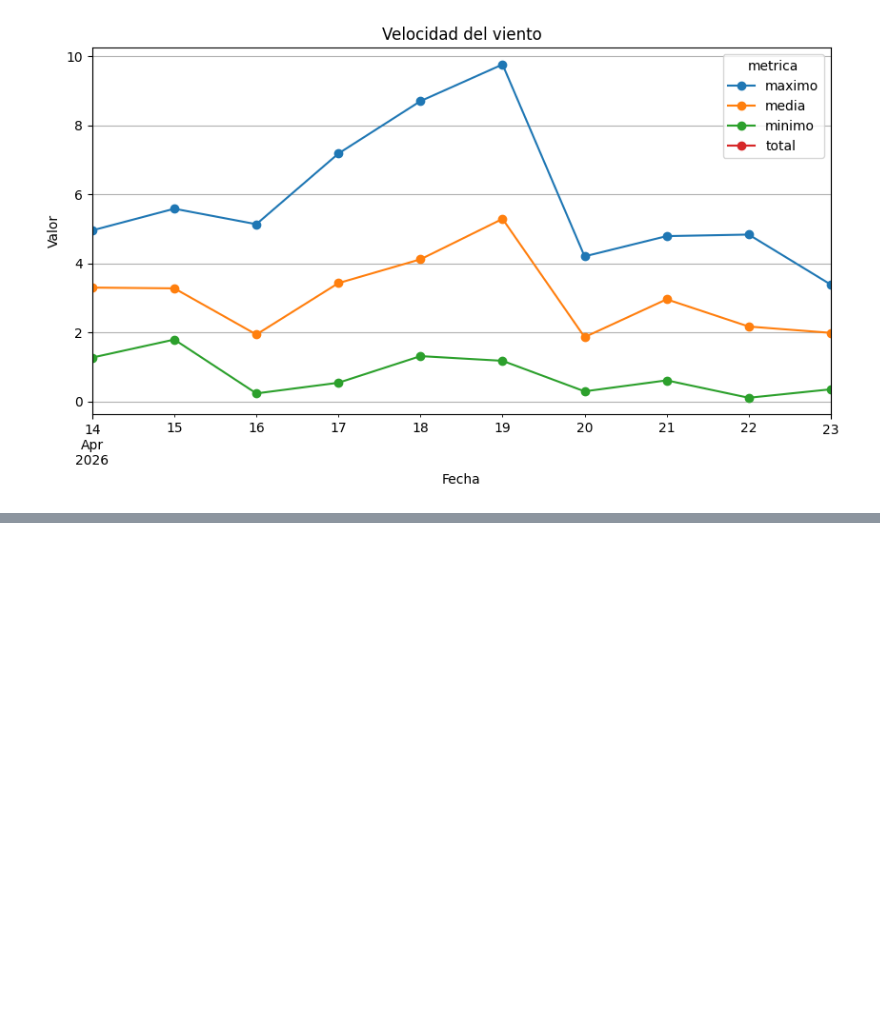
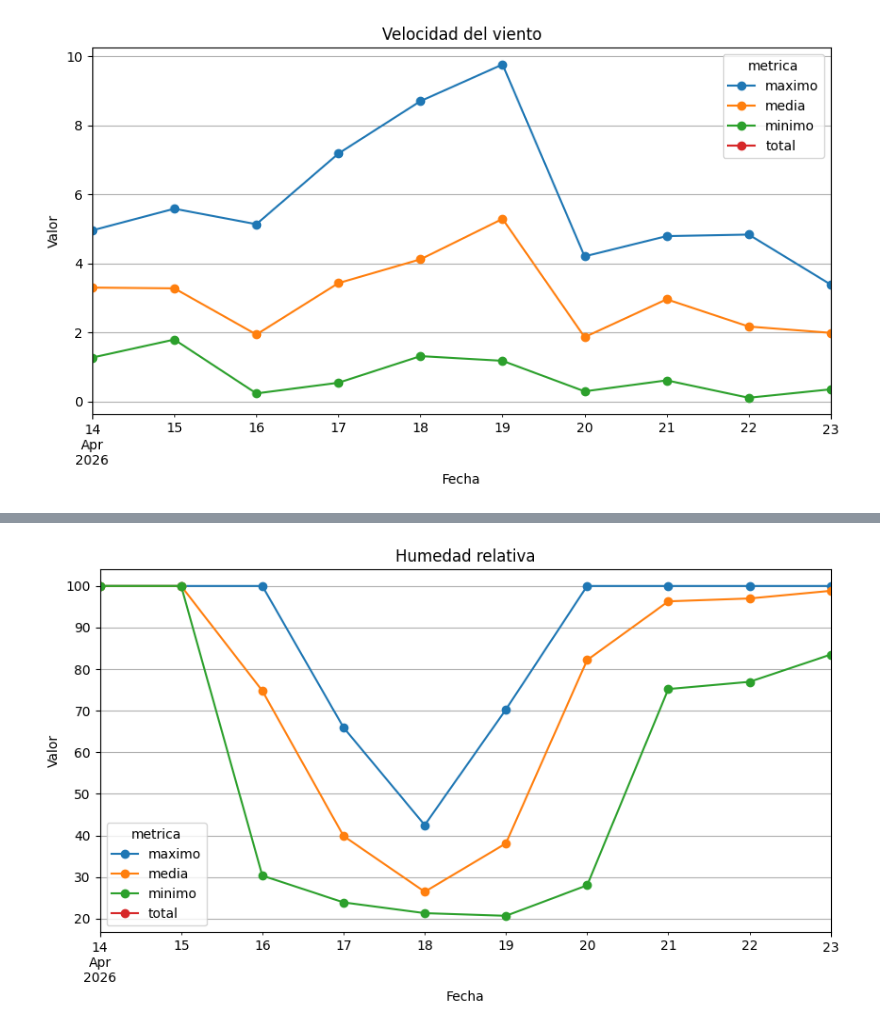
Before and after one commit to ialonsoiturbe/Tenerife-estacion-Ecomuseo, a Jupyter notebook: tenerife.ipynb, the cells around one changed output, grey strips where cells are left out. Drawn from its saved outputs; the diff is of its cells as text; code cells hidden in the pictures; blank space fills up the shorter version.

```diff
--- a/tenerife.ipynb
+++ b/tenerife.ipynb
@@ -178,0 +228,26 @@ plt.show()
+# %%
+"""
+HUM - Humedad relativa
+
+RAIN - Precipitaciones
+
+RAD - Radiación solar
+"""
+
+
+#Pivoteamos la tabla
+df_hum_plot = df_hum.pivot(
+    index='fecha_observacion',
+    columns='metrica',
+    values='valor'
+)
+
+#Graficamos
+ax = df_hum_plot.plot(figsize=(10,5), marker='o')
+ax.set_ylabel("Valor")
+ax.set_xlabel("Fecha")
+plt.title("Humedad relativa")
+plt.grid(True)
+plt.show()
+# %% [output]
+[figure, added]
```
Also changed, not shown: parts of 4 cells of this notebook.
